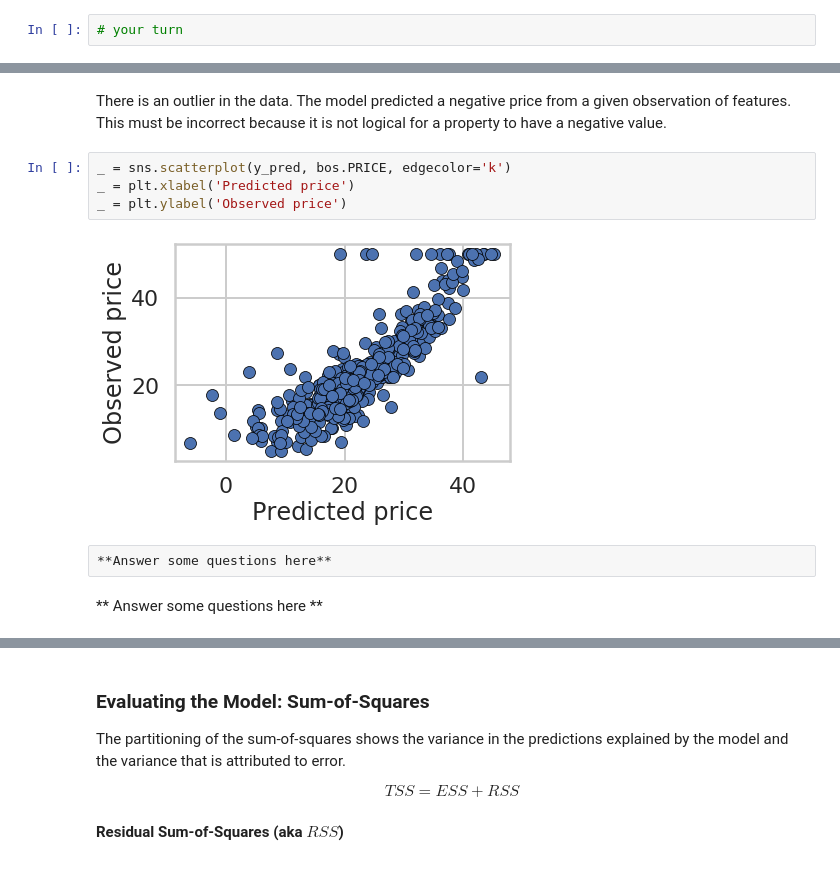
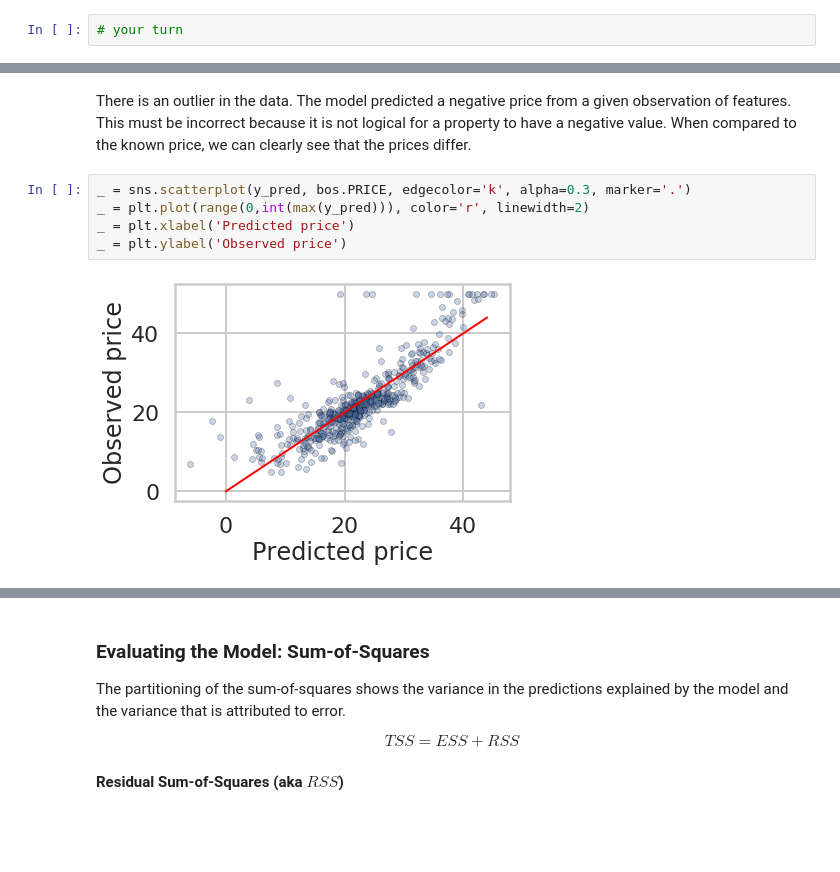
Before and after one commit to AHalarewicz/LinearRegression, a Jupyter notebook: linear_regression/Mini_Project_Linear_Regression.ipynb, the cells around one changed output, grey strips where cells are left out. Cells and saved outputs as stored; diff of their text form; blank space fills up the shorter version.

Commit message:
just need to answer a few questions at the end

```diff
--- a/linear_regression/Mini_Project_Linear_Regression.ipynb
+++ b/linear_regression/Mini_Project_Linear_Regression.ipynb
@@ -675,12 +699,9 @@ outlier:  -6.0063194120882315
 # %% [markdown]
-There is an outlier in the data. The model predicted a negative price from a given observation of features. This must be incorrect because it is not logical for a property to have a negative value.
+There is an outlier in the data. The model predicted a negative price from a given observation of features. This must be incorrect because it is not logical for a property to have a negative value. When compared to the known price, we can clearly see that the prices differ.
 # %%
-_ = sns.scatterplot(y_pred, bos.PRICE, edgecolor='k')
+_ = sns.scatterplot(y_pred, bos.PRICE, edgecolor='k', alpha=0.3, marker='.')
+_ = plt.plot(range(0,int(max(y_pred))), color='r', linewidth=2)
 _ = plt.xlabel('Predicted price')
 _ = plt.ylabel('Observed price')
 # %% [output]
-[figure, old version]
+[figure, new version]
-# %% [raw]
-**Answer some questions here**
-# %% [markdown]
-** Answer some questions here **
```
Also changed, not shown: parts of 33 cells of this notebook.
